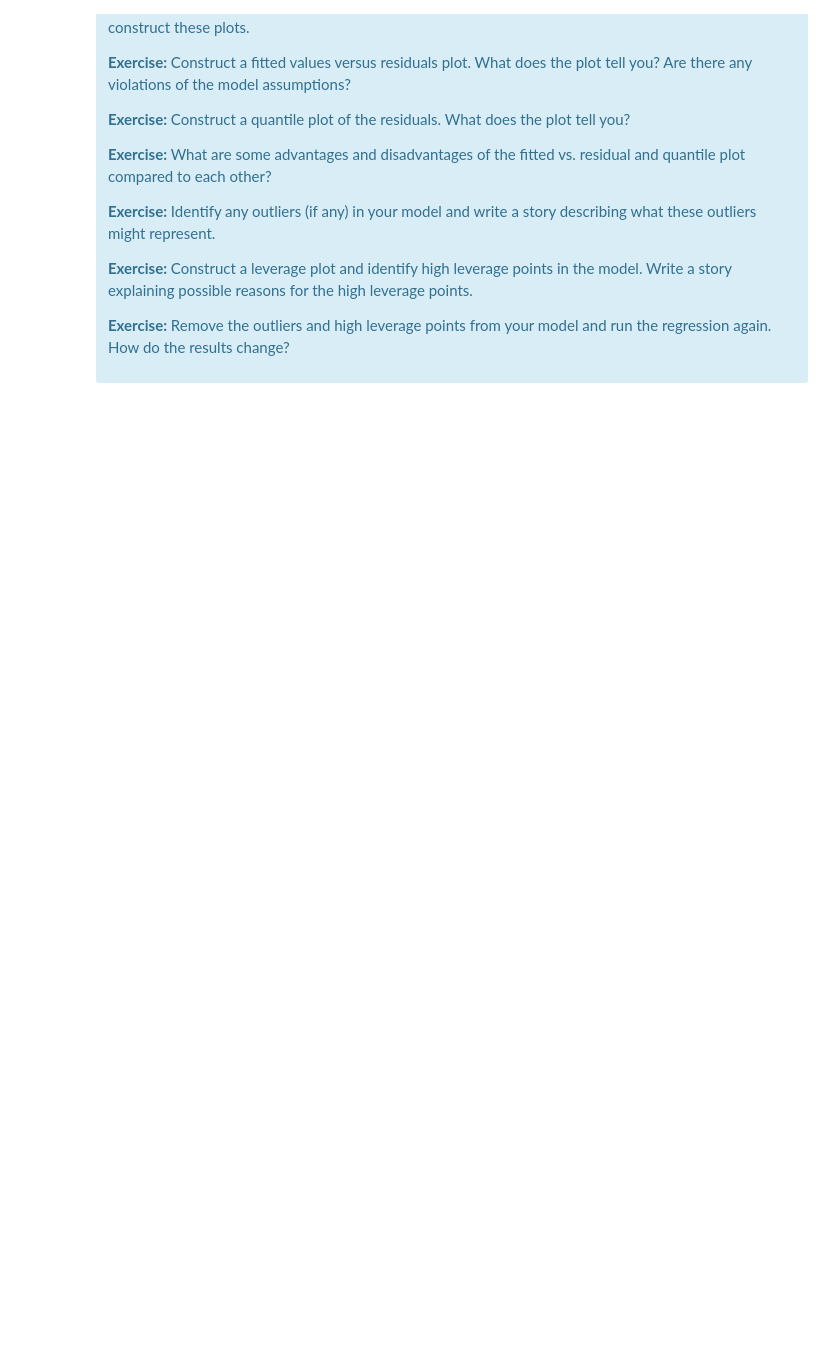
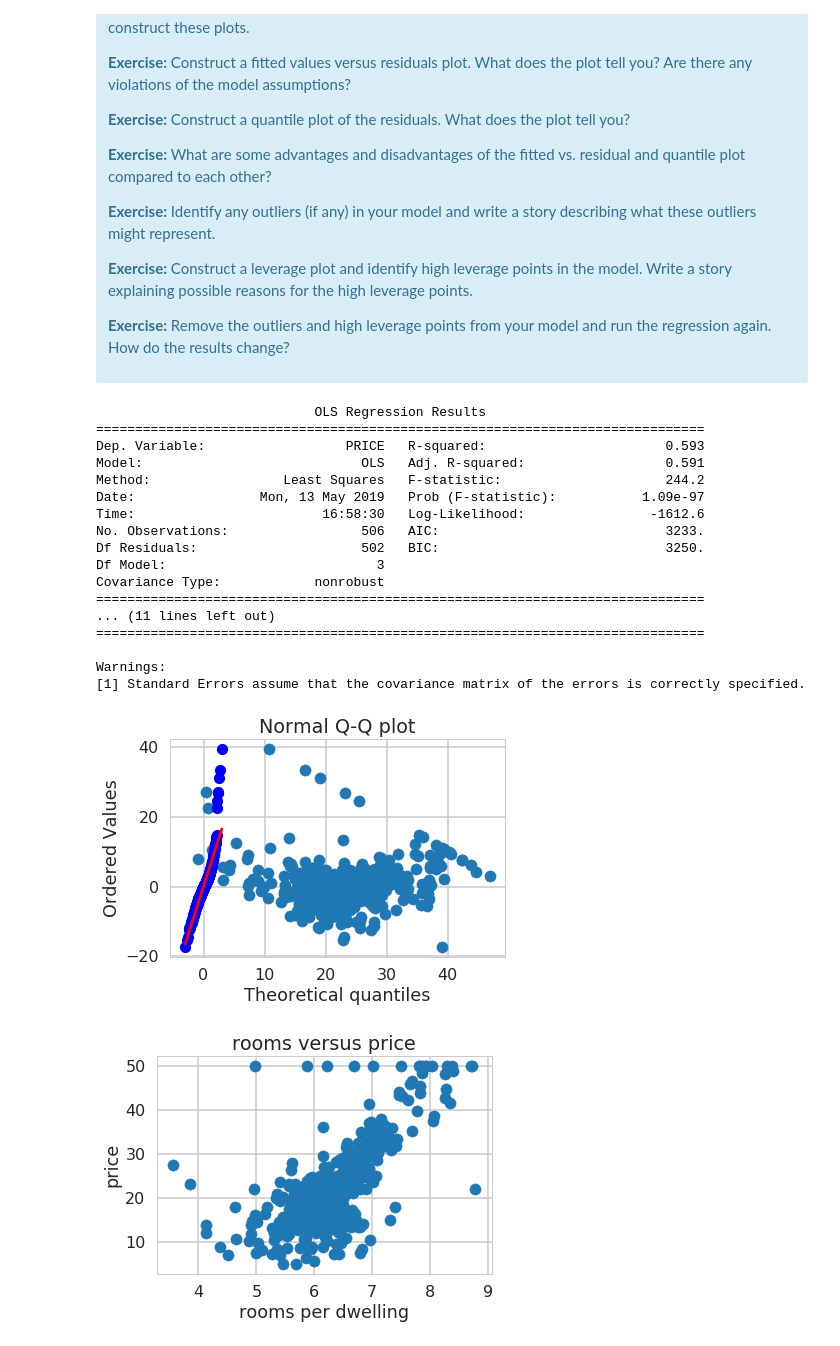
Before and after one commit to wrgorman/Springboard, a Jupyter notebook: Mini_Project_Linear_Regression.ipynb, the cells around one changed output. Cells and saved outputs as stored; diff of their text form; code cells hidden in the pictures; blank space fills up the shorter version.

```diff
--- a/Mini_Project_Linear_Regression.ipynb
+++ b/Mini_Project_Linear_Regression.ipynb
@@ -982,0 +1024,80 @@ There are some other issues that are important investigate with linear regressio
+# %%
+# Your turn.
+
+model = ols(formula = 'PRICE ~ RM + CRIM + PTRATIO', data = bos)
+
+fitted = model.fit()
+print(fitted.summary())
+
+#fitted.resid
+
+#In regression analysis, the difference between the observed value of the dependent variable (y)
+# and the predicted value (ŷ) is called the residual (e).
+# Each data point has one residual. Residual = Observed value - Predicted value. e = y - ŷ
+# Both the sum and the mean of the residuals are equal to zero.
+
+#len(bos.PRICE)
+#len(fitted.resid)
+#len(all_predprices)
+#itted
+
+plt.scatter(all_predprices, fitted.resid)
+plt.xlabel("predicted prices")
+plt.ylabel("residuals")
+plt.title("predicted vs residuals")
+
+
+stats.probplot(fitted.resid, dist="norm", plot=plt)
+plt.title("Normal Q-Q plot")
+plt.show()
+
+
+
+
+plt.scatter(bos.RM, bos.PRICE)
+plt.title("rooms versus price")
+plt.xlabel("rooms per dwelling")
+plt.ylabel("price")
+plt.show()
+
+m = ols('PRICE ~ RM',bos).fit()
+print(m.summary())
+
+#boston.data.shape
+#boston.feature_names
+xsub = bos.loc[:, ['CRIM','RM','PTRATIO', 'PRICE']]
+xsub = xsub[xsub['PRICE'] < 50]
+xsub = xsub[(xsub['RM']> 4) & (xsub['RM'] < 8.5)]
+
+plt.scatter(xsub.RM, xsub.PRICE)
+plt.title("rooms versus price2")
+plt.xlabel("rooms per dwelling2")
+plt.ylabel("price2")
+plt.show()
+
+#xsub
+
+m2 = ols('PRICE ~ RM',xsub).fit()
+print(m2.summary())
+
+#the r2 and fstat increased
+# %% [output]
+                            OLS Regression Results
+==============================================================================
+Dep. Variable:                  PRICE   R-squared:                       0.593
+Model:                            OLS   Adj. R-squared:                  0.591
+Method:                 Least Squares   F-statistic:                     244.2
+Date:                Mon, 13 May 2019   Prob (F-statistic):           1.09e-97
+Time:                        16:58:30   Log-Likelihood:                -1612.6
+No. Observations:                 506   AIC:                             3233.
+Df Residuals:                     502   BIC:                             3250.
+Df Model:                           3
+Covariance Type:            nonrobust
+==============================================================================
+... (11 lines left out)
+==============================================================================
+
+Warnings:
+[1] Standard Errors assume that the covariance matrix of the errors is correctly specified.
+[figure, added]
+[figure, added]
```
Also changed, not shown: parts of 6 cells of this notebook.
